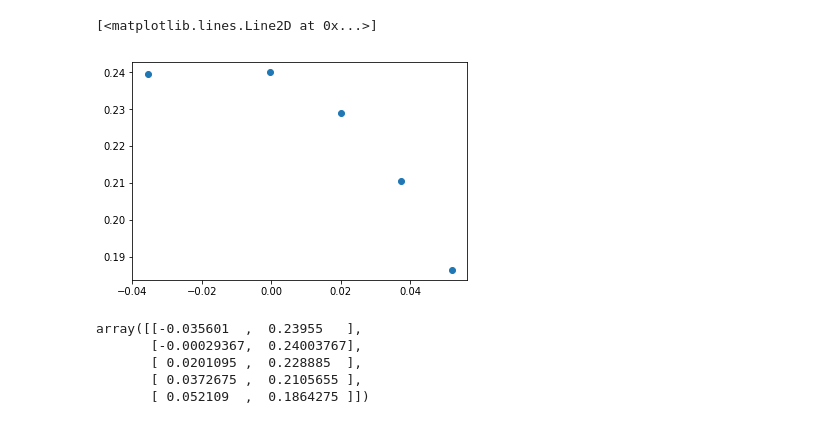
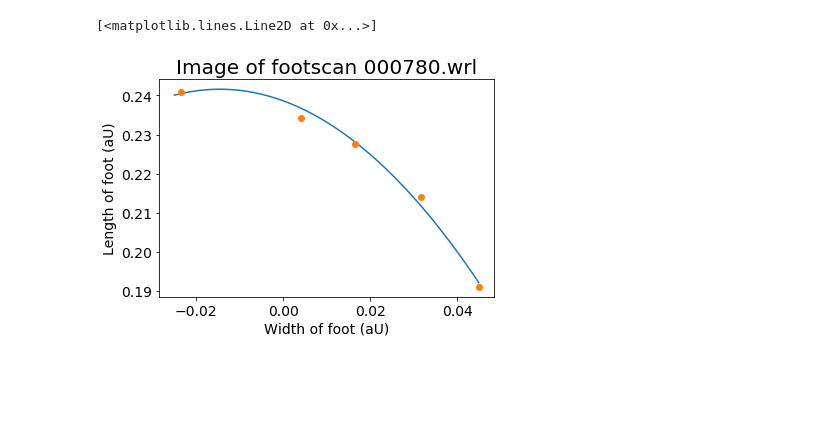
Before and after one commit to maxoblein/mdm3_proj1, a Jupyter notebook: Toe_line.ipynb, the cells around one changed output. Cells and saved outputs as stored; diff of their text form; code cells hidden in the pictures; blank space fills up the shorter version.

```diff
--- a/Toe_line.ipynb
+++ b/Toe_line.ipynb
@@ -106,14 +145,14 @@ foot
 C = ConvexHull(A_2D)
 # %%
 # The following image is a scatter plot of the footscan along with its convex hull which is represented
-# by the outer black ring.
+# by the outer black ring. The axes are purposely the wrong way round as all the other scans are flipped.
 
 Convex_array = []
-fig = plt.figure()
+fig = plt.figure(figsize = [12.5, 5])
 ax = fig.add_subplot(111)
-ax.scatter(A_2D[:,0],A_2D[:,1],s = 0.9)
+ax.scatter(A_2D[:,1], -A_2D[:,0], s = 0.9)
 ax = formatting(ax)
 for simplex in C.simplices:
     Convex_array.append(A_2D[simplex])
-    plt.plot(A_2D[simplex, 0], A_2D[simplex, 1], 'k-')
+    plt.plot(A_2D[simplex, 1], -A_2D[simplex, 0], 'k-')
 # %% [output]
@@ -271,24 +313,24 @@ x = (Toe_line_new[:,0])
 "Y axis"
 y = (Toe_line_new[:,1])
 # %%
-X = []
-for j in range(len(x) - 1):
-    for i in range(len(x) - 1):
-        if x[j] == x[i + 1] or x[i] == x[len(x) - 1]:
-            X.append(x[i])
+#X = []
+#for j in range(len(x) - 1):
+ #   for i in range(len(x) - 1):
+  #      if x[j] == x[i + 1] or x[i] == x[len(x) - 1]:
+   #         X.append(x[i])
 
-Y = []
-for i in range(len(y) - 1):
-    if y[i] != y[i + 1] or y[i] == y[len(y) - 1]:
-        Y.append(y[i])
+#Y = []
+#for i in range(len(y) - 1):
+ #   if y[i] != y[i + 1] or y[i] == y[len(y) - 1]:
+  #      Y.append(y[i])
 
 
-X = np.matrix(X)
-Y = np.matrix(Y)
+#X = np.matrix(X)
+#Y = np.matrix(Y)
 
-num_points = np.int(np.shape(X)[1])
-k = num_points
-n = 1
+#num_points = np.int(np.shape(X)[1])
+#k = num_points
+#n = 1
 # %%
 # The convex hull function produces points that are identical to one another, these need to be removed to keep
 # the line of best fit unbiased. A new unique array for both x and y is made that only contains one of each duplicate.
@@ -470,7 +512,7 @@ Euc_dist_total = [[Euc_dist(i, j, XY) for j in range(len(XY))] for i in range(le
 # if their euclidean distance is less than 0.01.
 
 def near(i, j):
-    if Euc_dist_total[i][j] < 0.01:
+    if Euc_dist_total[i][j] < 0.015:
         return j
 # %%
 # This nested list notes down the return values of the 'near' function. It is symmetric by nature since point 1 to point 2 has
@@ -511,25 +553,32 @@ for i in range(len(XY)):
 # %%
 # Since the euclidean distance function returns the distance from point 1 to point 2 and point 2 to point 1 if
 # they are close enough, twice as many values are included as they should be.
 # The following code ignores all but one of these duplicates so that the remaining lists are unique.
 
 X_toe_point = []
 for i in X_val:
     if i not in X_toe_point:
         X_toe_point.append(i)
 
 Y_toe_point = []
 for i in Y_val:
     if i not in Y_toe_point:
         Y_toe_point.append(i)
 
 
 # Scatter plot of the clustered convex hull points. Ideally, there are five points (one for each toe).
 
+fig = plt.figure()
+ax = fig.add_subplot(111)
+ax.set_title('Image of footscan ' + str(foot_scan),fontsize = 20)
+ax.tick_params(labelsize=14)
+ax = formatting(ax)
+plt.plot(X_array, Y_quadratic)
 plt.plot(X_toe_point[:], Y_toe_point[:], 'o')
+#plt.plot(Mid_x, Mid_y, 'o')
 # %% [output]
 [<matplotlib.lines.Line2D at 0x...>]
-[figure, old version]
+[figure, new version]
 # %%
 XY_toe_point = np.c_[np.ones(5), np.zeros(5)]
 
@@ -616,11 +666,3 @@ if len(X_toe_point) == 4:
     XY_toe_point[j][0] = x_i
     XY_toe_point[j][1] =  (np.float(A_quadratic[0]) + np.float(A_quadratic[1]) * x_i +
                            np.float(A_quadratic[2]) * np.square(x_i))
-# %%
-XY_toe_point
-# %% [output]
-array([[-0.035601  ,  0.23955   ],
-       [-0.00029367,  0.24003767],
-       [ 0.0201095 ,  0.228885  ],
-       [ 0.0372675 ,  0.2105655 ],
-       [ 0.052109  ,  0.1864275 ]])
```
Also changed, not shown: parts of 28 cells of this notebook.
